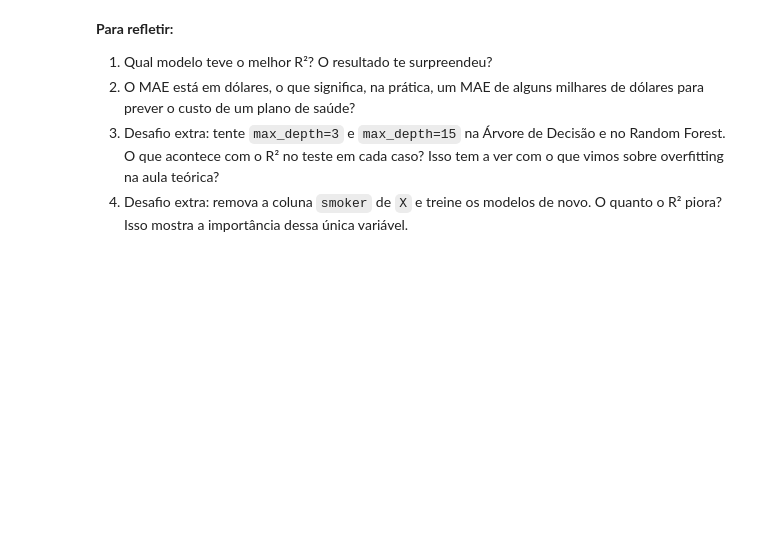
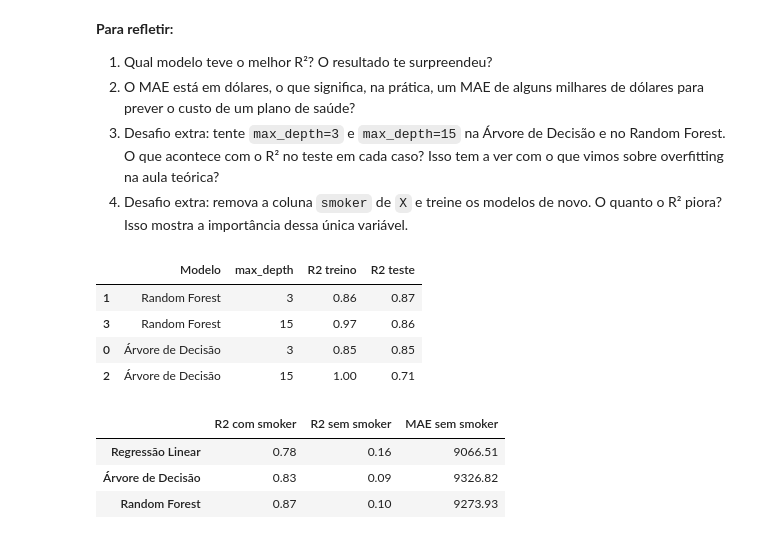
Before and after one commit to LucasS20/Generative-AI-and-Applications-with-LLMs-postgraduate, a Jupyter notebook: 01-Machine-Learning/Assignments/02-training-evaluation-regression-models/pratica_seguros_saude.ipynb, the cells around one changed output. Saved outputs shown, nothing was run; the diff lists cells and outputs as text; code cells hidden in the pictures; blank space fills up the shorter version.

```diff
--- a/01-Machine-Learning/Assignments/02-training-evaluation-regression-models/pratica_seguros_saude.ipynb
+++ b/01-Machine-Learning/Assignments/02-training-evaluation-regression-models/pratica_seguros_saude.ipynb
@@ -224,4 +299,18 @@ Este último é por sua conta, sem scaffold de código, só o passo a passo. Se
 
 Escrevam o código do zero na célula abaixo.
 # %%
-# Desafio: escreva aqui o código completo para treinar e avaliar o Random Forest
+modelo_floresta = RandomForestRegressor(n_estimators=100, max_depth=8, random_state=42)
+
+modelo_floresta.fit(X_treino, y_treino)
+
+y_previsto_floresta = modelo_floresta.predict(X_teste)
+
+mae_floresta = mean_absolute_error(y_teste, y_previsto_floresta)
+rmse_floresta = np.sqrt(mean_squared_error(y_teste, y_previsto_floresta))
+r2_floresta = r2_score(y_teste, y_previsto_floresta)
+
+print(f'MAE  = US$ {mae_floresta:,.2f}')
+print(f'RMSE = US$ {rmse_floresta:,.2f}')
+print(f'R2   = {r2_floresta:.2f}')
+
+resultados['Random Forest'] = {'MAE': mae_floresta, 'RMSE': rmse_floresta, 'R2': r2_floresta}
@@ -252,3 +352,52 @@ plt.show()
 2. O MAE está em dólares, o que significa, na prática, um MAE de alguns milhares de dólares para prever o custo de um plano de saúde?
 3. Desafio extra: tente `max_depth=3` e `max_depth=15` na Árvore de Decisão e no Random Forest. O que acontece com o R² no teste em cada caso? Isso tem a ver com o que vimos sobre overfitting na aula teórica?
 4. Desafio extra: remova a coluna `smoker` de `X` e treine os modelos de novo. O quanto o R² piora? Isso mostra a importância dessa única variável.
+# %%
+resultados_profundidade = []
+for profundidade in [3, 15]:
+    modelos_profundidade = {
+        'Árvore de Decisão': DecisionTreeRegressor(max_depth=profundidade, random_state=42),
+        'Random Forest': RandomForestRegressor(n_estimators=100, max_depth=profundidade, random_state=42),
+    }
+    for nome, modelo in modelos_profundidade.items():
+        modelo.fit(X_treino, y_treino)
+        resultados_profundidade.append({
+            'Modelo': nome,
+            'max_depth': profundidade,
+            'R2 treino': r2_score(y_treino, modelo.predict(X_treino)),
+            'R2 teste': r2_score(y_teste, modelo.predict(X_teste)),
+        })
+
+pd.DataFrame(resultados_profundidade).sort_values(['Modelo', 'max_depth']).round(2)
+# %% [output]
+|  | Modelo | max_depth | R2 treino | R2 teste |
+| 1 | Random Forest | 3 | 0.86 | 0.87 |
+| 3 | Random Forest | 15 | 0.97 | 0.86 |
+| 0 | Árvore de Decisão | 3 | 0.85 | 0.85 |
+| 2 | Árvore de Decisão | 15 | 1.00 | 0.71 |
+# %%
+X_treino_sem_smoker = X_treino.drop(columns=['smoker'])
+X_teste_sem_smoker = X_teste.drop(columns=['smoker'])
+
+modelos_sem_smoker = {
+    'Regressão Linear': LinearRegression(),
+    'Árvore de Decisão': DecisionTreeRegressor(max_depth=5, random_state=42),
+    'Random Forest': RandomForestRegressor(n_estimators=100, max_depth=8, random_state=42),
+}
+
+resultados_sem_smoker = {}
+for nome, modelo in modelos_sem_smoker.items():
+    modelo.fit(X_treino_sem_smoker, y_treino)
+    y_previsto = modelo.predict(X_teste_sem_smoker)
+    resultados_sem_smoker[nome] = {
+        'R2 com smoker': resultados[nome]['R2'],
+        'R2 sem smoker': r2_score(y_teste, y_previsto),
+        'MAE sem smoker': mean_absolute_error(y_teste, y_previsto),
+    }
+
+pd.DataFrame(resultados_sem_smoker).T.round(2)
+# %% [output]
+|  | R2 com smoker | R2 sem smoker | MAE sem smoker |
+| Regressão Linear | 0.78 | 0.16 | 9066.51 |
+| Árvore de Decisão | 0.83 | 0.09 | 9326.82 |
+| Random Forest | 0.87 | 0.10 | 9273.93 |
```
Also changed, not shown: parts of 18 cells of this notebook.
